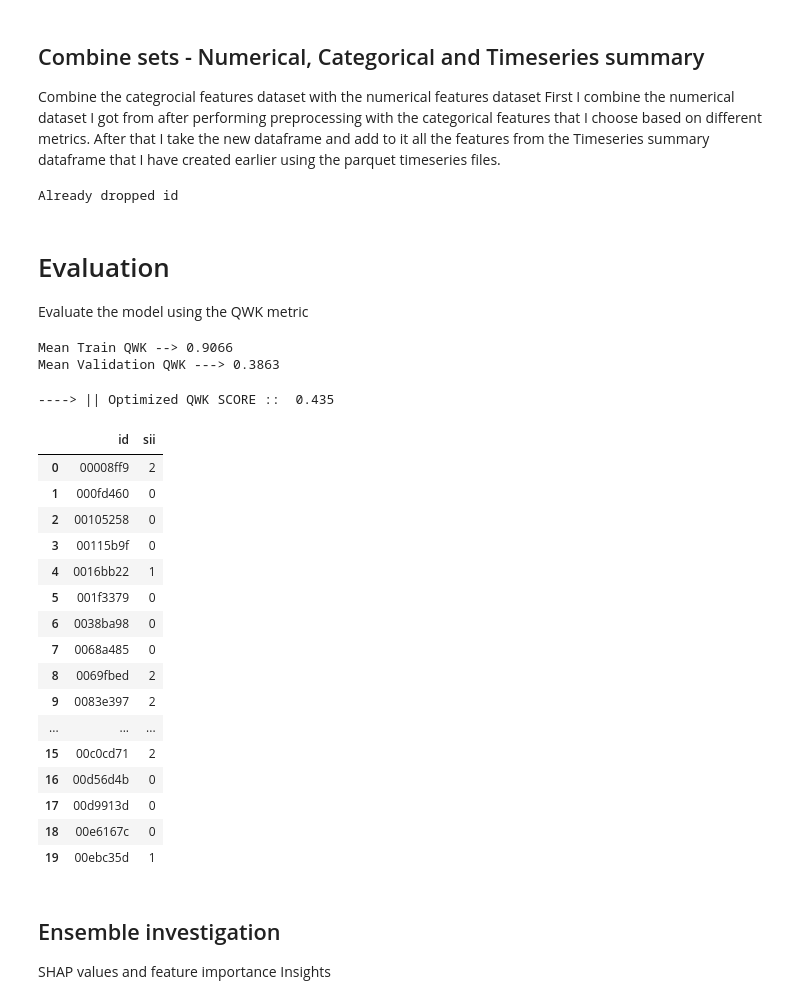
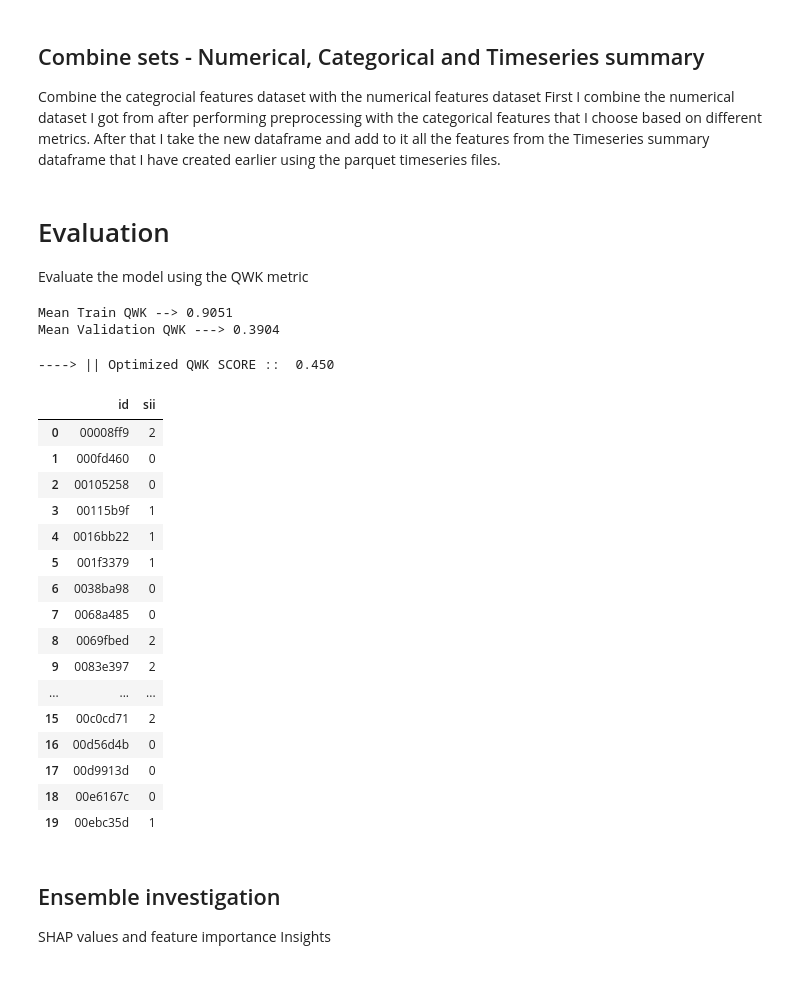
Before and after one commit to Idelsohn/Children-Internet-Use, a Jupyter notebook: notebooks/Kaggle_Submission.ipynb, the cells around one changed output. Drawn from its saved outputs; the diff is of its cells as text; code cells hidden in the pictures.

Commit message:
tsfresh feature extraction - 0.450CV/0.432LB

```diff
--- a/notebooks/Kaggle_Submission.ipynb
+++ b/notebooks/Kaggle_Submission.ipynb
@@ -476,0 +482,13 @@ PreInt_EduHx-computerinternet_hoursday                  PIECH_Waist     0.969342
+# %%
+ddf_features_train = ddf_train.map_partitions(custom_extract_features,
+                                  column_id='id',
+                                  column_sort='time',
+                                  default_fc_parameters=MinimalFCParameters())
+
+ddf_features_test = ddf_test.map_partitions(custom_extract_features,
+                                  column_id='id',
+                                  column_sort='time',
+                                  default_fc_parameters=MinimalFCParameters())
+# %%
+tsfresh_train = ddf_features_train.compute()
+tsfresh_test = ddf_features_test.compute()
@@ -500,27 +532,11 @@ test_cat_best = test_dummies[best_categorical_features]
 train = pd.concat([train_processed, train_cat_best], axis=1, ignore_index=False)
 test = pd.concat([test_processed, test_cat_best], axis=1, ignore_index=False)
 # %%
-train = pd.merge(train, train_ts_encoded, how="left", on='id')
-test = pd.merge(test, test_ts_encoded, how="left", on='id')
+train = pd.merge(train, tsfresh_train, how="left", on='id')
+test = pd.merge(test, tsfresh_test, how="left", on='id')
 
 train = train.drop('id', axis=1)
 test = test.drop('id', axis=1)
-# %%
-# Concat between tabular data and timeseries summary dataframe
-try:
-    train = train.merge(train_ts, on='id', how='left')
-    train.drop(['id'], axis =1, inplace = True)
-    # Boolean column whether or not the person has data from the accelerometer
-    train['accelerometer_data'] = train[train_ts.columns[0]].notnull()
-
-    test = test.merge(test_ts, on='id', how='left')
-    test.drop(['id'], axis =1, inplace = True)
-    test['accelerometer_data'] = test[test_ts.columns[0]].notnull()
-
-except:
-    print("Already dropped id")
-# %% [output]
-Already dropped id
 # %% [markdown]
 <h1> Evaluation </h1>
 Evaluate the model using the QWK metric
@@ -625,28 +641,29 @@ cat_params = {'iterations': 994,
 # %%
 Light = LGBMRegressor(**lgbm_params,verbose = -1)
 XGB_Model = XGBRegressor(**xgb_params)
 CatBoost_Model = CatBoostRegressor(verbose = False)
+RF_Model = RandomForestRegressor()
 
 voting_model = VotingRegressor(estimators=[
     ('lightgbm', Light),
     ('xgboost', XGB_Model),
     ('catboost', CatBoost_Model)
 ])
 
 Submission = TrainML(voting_model, test)
 
 Submission
 # %% [output]
-Mean Train QWK --> 0.9066
-Mean Validation QWK ---> 0.3863
+Mean Train QWK --> 0.9051
+Mean Validation QWK ---> 0.3904
-----> || Optimized QWK SCORE ::  0.435
+----> || Optimized QWK SCORE ::  0.450
 |  | id | sii |
 | 0 | 00008ff9 | 2 |
 | 1 | 000fd460 | 0 |
 | 2 | 00105258 | 0 |
-| 3 | 00115b9f | 0 |
+| 3 | 00115b9f | 1 |
 | 4 | 0016bb22 | 1 |
-| 5 | 001f3379 | 0 |
+| 5 | 001f3379 | 1 |
 | 6 | 0038ba98 | 0 |
 | 7 | 0068a485 | 0 |
 | 8 | 0069fbed | 2 |
```
Also changed, not shown: parts of 19 cells of this notebook.
